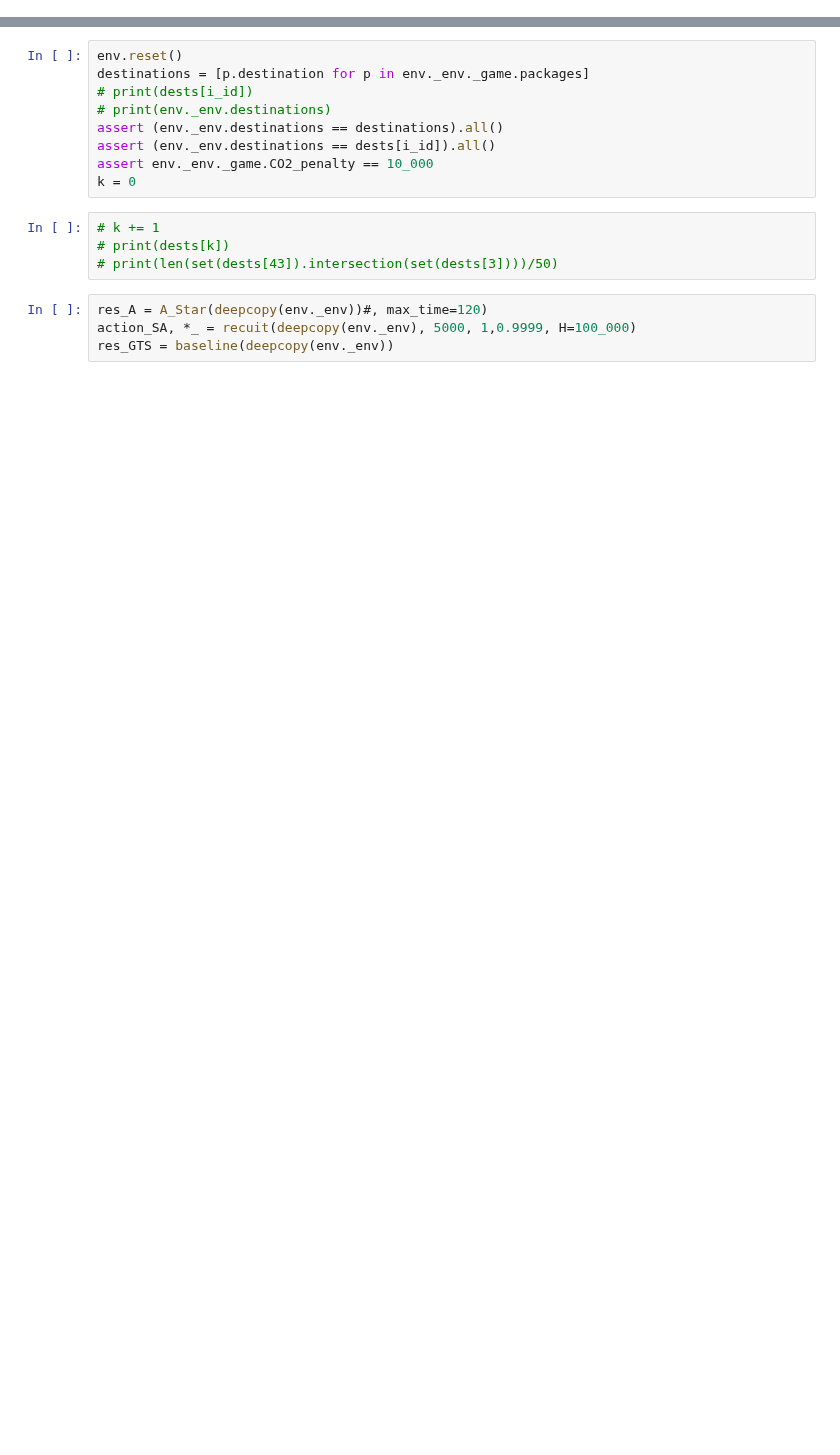
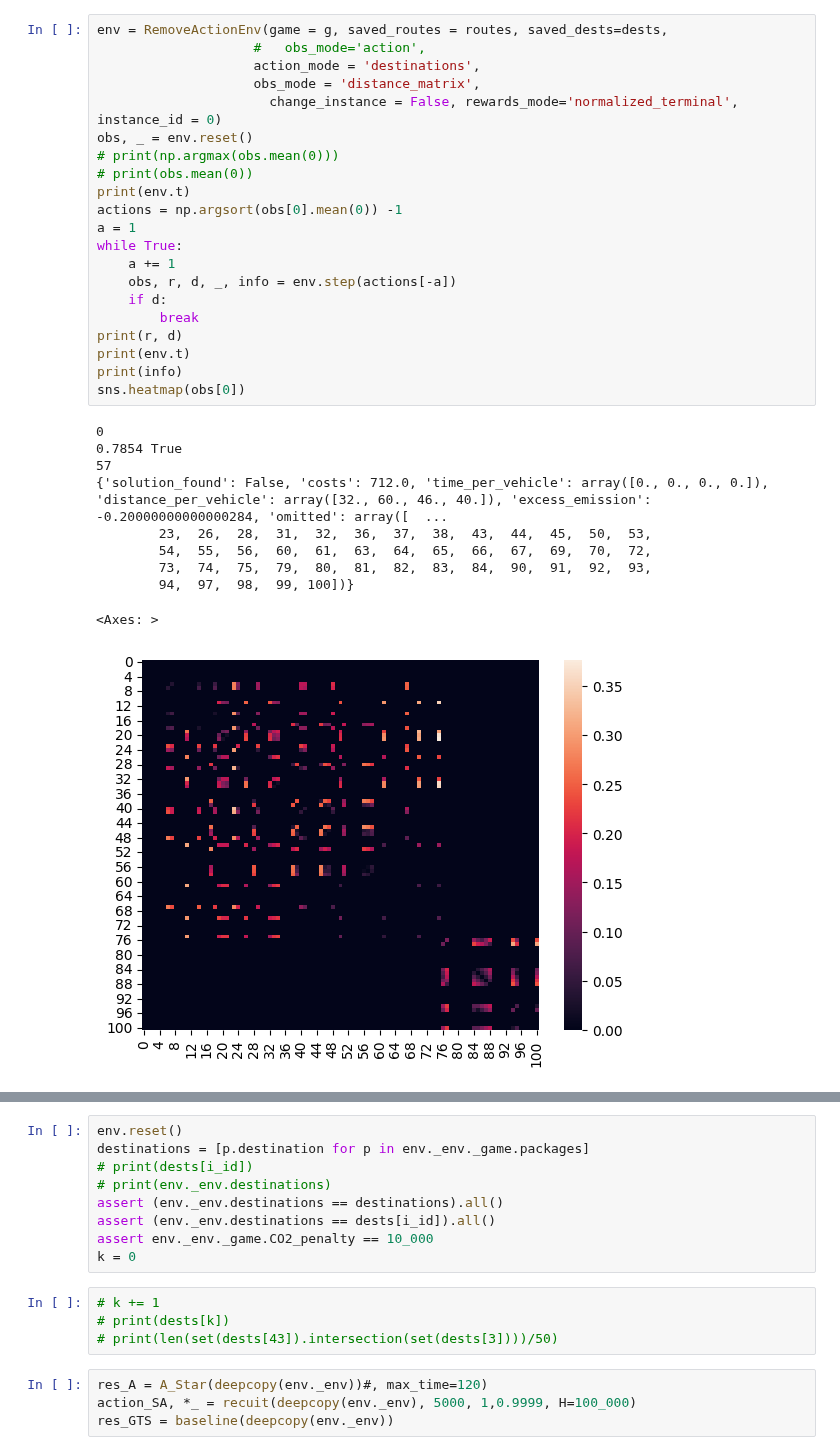
Before and after one commit to Farid-Najar/TransportersDilemma, a Jupyter notebook: RL/notebook.ipynb, the cells around one changed output, grey strips where cells are left out. Saved outputs shown, nothing was run; the diff lists cells and outputs as text; blank space fills up the shorter version.

```diff
--- a/RL/notebook.ipynb
+++ b/RL/notebook.ipynb
@@ -31,4 +32,36 @@ env = RemoveActionEnv(game = g, saved_routes = routes, saved_dests=dests,
                     #   obs_mode='action',
                     action_mode = 'all_nodes',
                       change_instance = False, rewards_mode='normalized_terminal', instance_id = i_id)
+# %%
+env = RemoveActionEnv(game = g, saved_routes = routes, saved_dests=dests,
+                    #   obs_mode='action',
+                    action_mode = 'destinations',
+                    obs_mode = 'distance_matrix',
+                      change_instance = False, rewards_mode='normalized_terminal', instance_id = 0)
+obs, _ = env.reset()
+# print(np.argmax(obs.mean(0)))
+# print(obs.mean(0))
+print(env.t)
+actions = np.argsort(obs[0].mean(0)) -1
+a = 1
+while True:
+    a += 1
+    obs, r, d, _, info = env.step(actions[-a])
+    if d:
+        break
+print(r, d)
+print(env.t)
+print(info)
+sns.heatmap(obs[0])
+# %% [output]
+0
+0.7854 True
+57
+{'solution_found': False, 'costs': 712.0, 'time_per_vehicle': array([0., 0., 0., 0.]), 'distance_per_vehicle': array([32., 60., 46., 40.]), 'excess_emission': -0.20000000000000284, 'omitted': array([  ...
+        23,  26,  28,  31,  32,  36,  37,  38,  43,  44,  45,  50,  53,
+        54,  55,  56,  60,  61,  63,  64,  65,  66,  67,  69,  70,  72,
+        73,  74,  75,  79,  80,  81,  82,  83,  84,  90,  91,  92,  93,
+        94,  97,  98,  99, 100])}
+<Axes: >
+[figure, added]
 # %%
```
Also changed, not shown: parts of 24 cells of this notebook, 41 other files.
